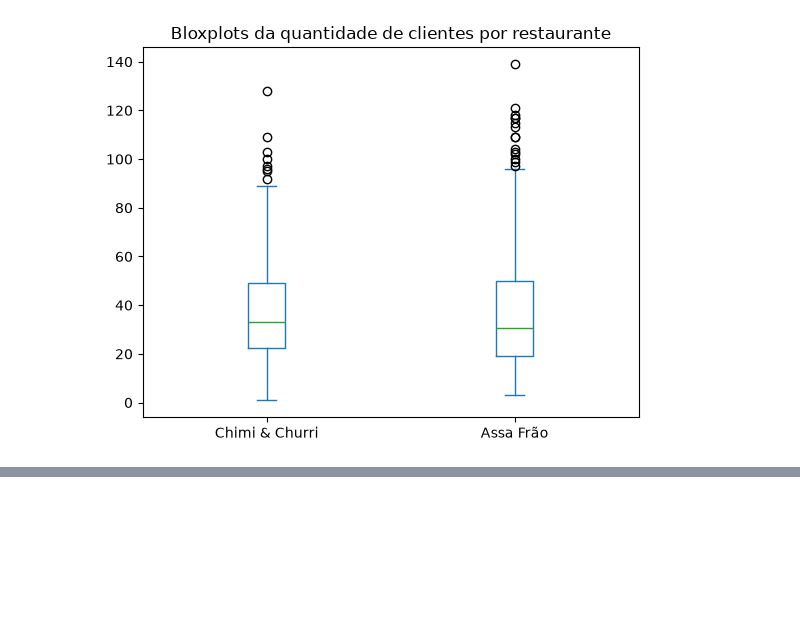
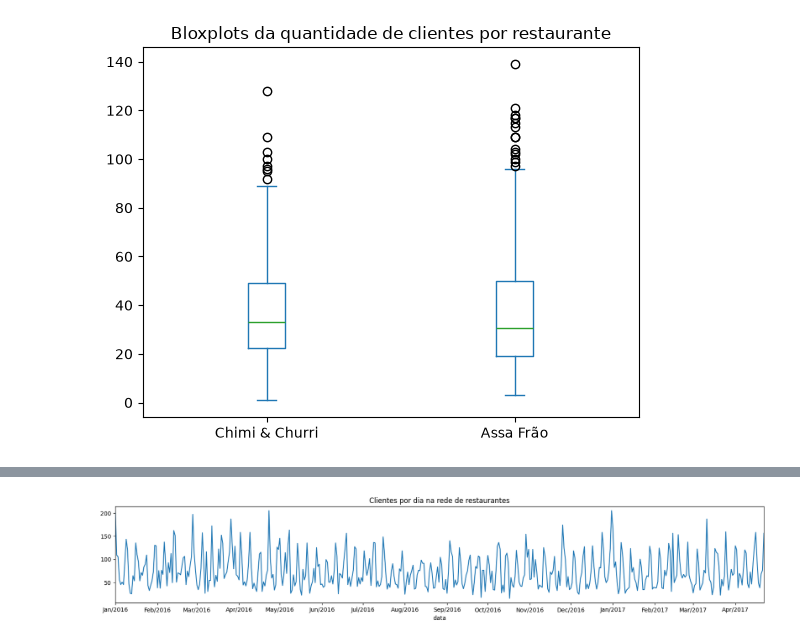
Before and after one commit to thais01fernandes/estat_analises, a Jupyter notebook: series_temporais/Projeto inicial - Análise de séries temporais.ipynb, the cells around one changed output, grey strips where cells are left out. Cells and saved outputs as stored; diff of their text form; code cells hidden in the pictures; blank space fills up the shorter version.

```diff
--- a/series_temporais/Projeto inicial - Análise de séries temporais.ipynb
+++ b/series_temporais/Projeto inicial - Análise de séries temporais.ipynb
@@ -193,0 +230,11 @@ dados.plot(kind = 'box', title = 'Boxplots da quantidade de clientes por restaur
+# %%
+# grafico mostrando todos os meses
+
+from matplotlib import dates
+
+ax = dados['Total'].plot(figsize= (20,3), title = 'Clientes por dia na rede de restaurantes')
+
+ax.xaxis.set_major_locator(dates.MonthLocator())
+ax.xaxis.set_major_formatter(dates.DateFormatter('%b/%Y'));
+# %% [output]
+[figure, added]
```
Also changed, not shown: parts of 19 cells of this notebook, 1 other file.
